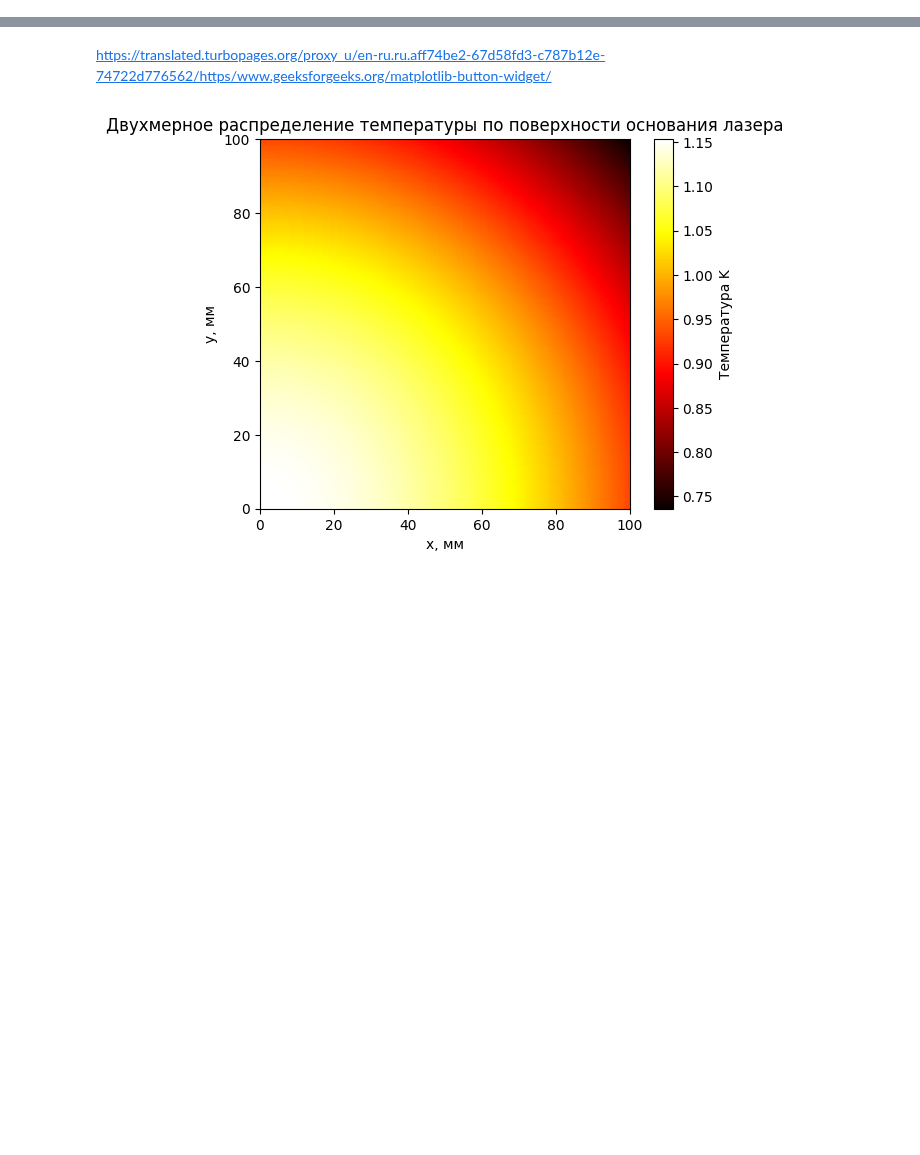
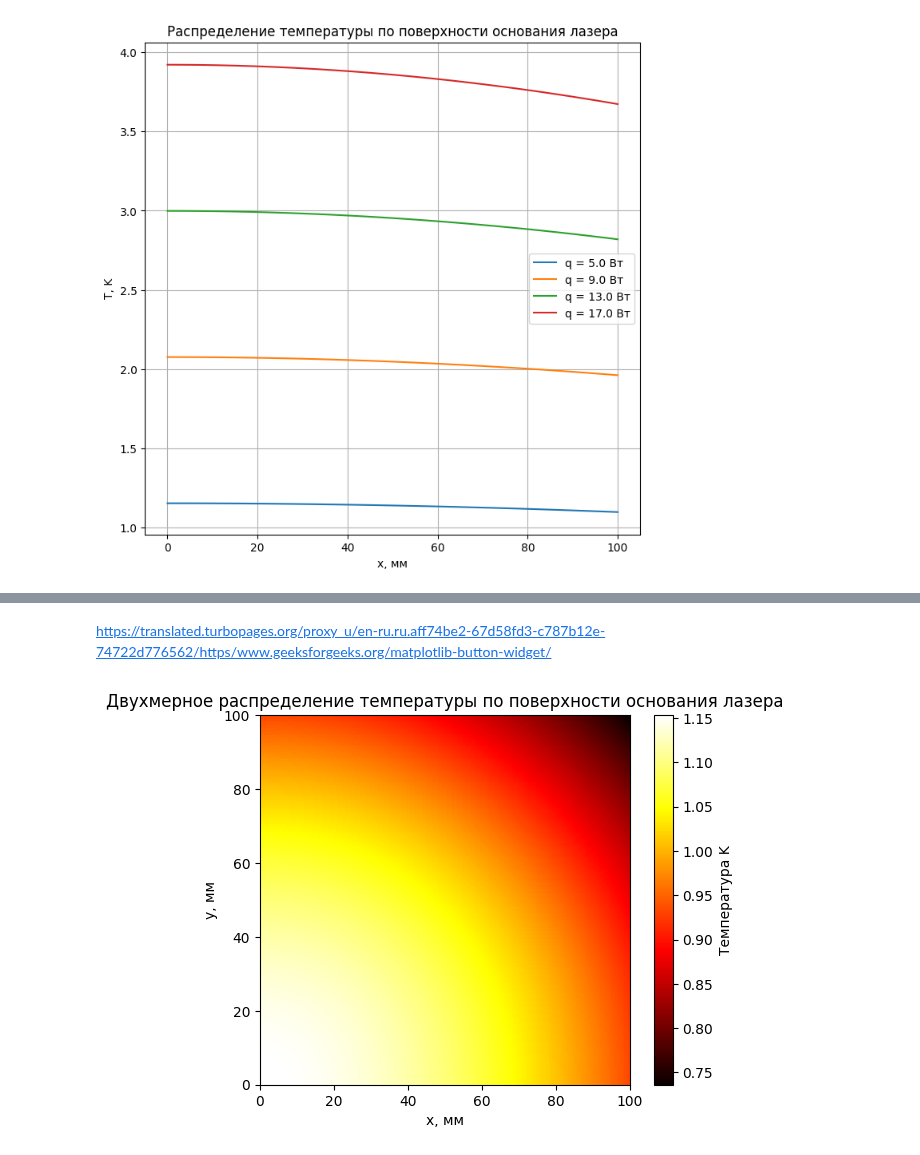
Before and after one commit to Orange-spearow/Finally_praktika, a Jupyter notebook: Термостабилизирование.ipynb, the cells around one changed output, grey strips where cells are left out. Cells and saved outputs as stored; diff of their text form; code cells hidden in the pictures; blank space fills up the shorter version.

```diff
--- a/Термостабилизирование.ipynb
+++ b/Термостабилизирование.ipynb
@@ -41,24 +3,62 @@ import numpy as np
 import math
 from scipy.special import j0
 import matplotlib.pyplot as plt
+import sympy as sp
+import IPython.display as disp
+#Рассчёт параметров лазера
+Dfrez, N, dL, dN, F0, l = sp.symbols('Δf_rez n ΔL Δn f_0 L')
+Dfbragg, C, Hb, Alpha, Beta, DT, Dhbragg = sp.symbols('Δf_bragg c λ_b α β ΔT Δλ_bragg')
+dt, ddt = sp.symbols('ΔT_centr ΔT_R')
+expression = sp.Eq(Dfrez, - F0 * (Alpha + N * Beta) * DT)
+eexpression = sp.Eq(Dhbragg,Hb * (Alpha + Beta/N) * DT)
+Expression = sp.Eq(Dfbragg, - C / Hb**2 * Dhbragg)
+Eexpression = sp.Eq(Dfrez/Dfbragg, dt/ddt)
+print(100*'-')
+disp.display(Eexpression)
+print(100*'-')
+c = 3e8
+Leng = 10.0
+n = neff = 1.468
+alphA = 5.0 * 1e-7
+betA = 1.0 * 1e-5
+f0 = c/(1.55e-6)
+ΔT = 1.0
+ΔL = alphA * ΔT * Leng
+Δn = betA * ΔT
+dfrez = - f0 * (ΔL/Leng * n + Δn)
+disp.display(expression)
+print("Изменение собственной частоты кольцевого резонатора при нагревании на 1 градус:",round(dfrez/1e9,2), "ГГц.")
+hb = 1.55e-6
+dhbragg = hb * (alphA + betA/n) * ΔT
+dfbragg = -c / (1.55e-6)**2 * dhbragg
+disp.display(eexpression)
+disp.display(Expression)
+print("Изменение центральной частоты отражения брэгговской решётки при нагревании на 1 градус:",round(dfbragg/1e9, 2), "ГГц.")
+print("Отстройка брэгговской решёткм от собственной частоты кольцевого резонатора:",round((dfbragg - dfrez)/1e6, 1), "МГц.")
+print("Отношение скачка собсвтенной частоты к скачку брэгговской решётки:", round(dfrez/dfbragg,3))
+print(100*'-')
 #Рассчёт коэффициента теплоотдачи
+Eeexpression = sp.Eq(dt/ddt, (dfrez/dfbragg))
+disp.display(Eeexpression)
+print(100*'-')
 print('Если поверхность обдувается, то введите скорость, если не обдувается, то введите 0.0')
-w = float(input()) #Скорость воздуха вдоль длины поверхности
+w = 0.0 #float(input()) #Скорость воздуха вдоль длины поверхности
 tv = 25 #Температура окружающего воздуха
 cp =  2495040 #Удельная объемная теплоёмкость. Металла???
 delta = 3e-3 #Толщина основания узкополосного волоконного лазера
 lamba = 230 #Коэффициент теплопроводности металла. Уточнить? Какой сплав?
 a = 8.418e-5 #Коэффициент температуропроводности металла
-x = np.linspace(-100, 99, 200)
+e = 0.09 #Степень черноты поверхности
+B = 200e-3 #Ширина поверхности. Нужно уточнить. Степень черноты тела — это энергетическая характеристика излучающего тела, равная отношению потока
+#собственного излучения тела к потоку излучения абсолютно чёрного тела при той же температуре. У аллюминиевого листа e = 0.09
+L = 200e-3 #Длина поверхности
+l = L/2 * 1e3
+x = np.linspace(0, l, 100)
 def deltaT(q, alpha):
     b = 2 * alpha / (cp * delta) #Коэффициент температуроотдачи
     return q / (2 * math.pi * lamba * delta) * j0((x*1e-3) * (b/a)**0.5)
 def teplootd(q):
     tp = tv + np.mean(deltaT(q,0)) #Температура поверхности
-    e = 0.09 #Степень черноты поверхности
-    B = 200e-3 #Ширина поверхности. Нужно уточнить. Степень черноты тела — это энергетическая характеристика излучающего тела, равная отношению потока
-    #собственного излучения тела к потоку излучения абсолютно чёрного тела при той же температуре. У аллюминиевого листа e = 0.09
-    L = 200e-3 #Длина поверхности
     #Рассчёт проводится для сухого воздуха при атмосферном давлении
     t0 = (tv + tp) / 2 #Определяющая температура
     if w == 0.0:
@@ -84,7 +84,7 @@ def teplootd(q):
     Lamba = (c0 + c1 * t0 + c2 * t0**2 + c3 * t0**3)/100 #к-т теплопроводности, Вт/(м*К)
     v = ny / ro #Кинематическая к-т вязкости, м^2/c
     beta = 1 / t0 #К-т объёмного расширения, К^(-1)
-    alpha = Lamba / (Cp * ro) #К-т температуропроводности, м^2/c
+    Alpha = Lamba / (Cp * ro) #К-т температуропроводности, м^2/c
     Pr = ny * Cp / Lamba #Число прандтля
     Re = w * L0 / v #Число рейнольдса
     Gr = 9.8 * beta * abs(tp - tv) * (L0**3) / (v**2) #Число Грасгофа
@@ -111,26 +111,32 @@ def teplootd(q):
     q = Al * (tp - tv) #Удельная мощность теплового потока
     Q = q * B * L #Полная мощность теплового потока
     return Al  #Коэффициент поверхностной теплоотдачи
-q = np.array([5, 9, 13, 17])
-result1 = deltaT(q[0], teplootd([0]))
-result2 =deltaT(q[1], teplootd([1]))
+q = np.array([5.0, 9.0, 13.0, 17.0])
+result1 = deltaT(q[0], teplootd(q[0]))
+result2 = deltaT(q[1], teplootd(q[1]))
+result3 = deltaT(q[2], teplootd(q[2]))
+result4 = deltaT(q[3], teplootd(q[3]))
 plt.figure(figsize = (8,8))
-plt.plot(x , result1, label = 'q = 5 Вт')
-#plt.plot(x , deltaT(q1), label = 'q = 9 Вт')
-#plt.plot(x , deltaT(q2), label = 'q = 13 Вт')
-#plt.plot(x , deltaT(q3), label = 'q = 17 Вт')
-#print("ΔTцентр =", deltaT(q2)[0]- deltaT(q1)[0])
-#for i in range(len(x)):
-#    if (1.24 * (deltaT(q2)[i] - deltaT(q1)[i]) - (deltaT(q2)[0]- deltaT(q1)[0])) <= 1e-1:
-#        print("ΔTx =",deltaT(q2)[i] - deltaT(q1)[i], "на расстоянии x =",x[i],"мм")
-#print(deltaT(q2)[60] - deltaT(q1)[60])
-#print(x[60])
-#print(deltaT(q)[0])
+plt.plot(x , result1, label = f'q = {q[0]} Вт')
+plt.plot(x , result2, label = f'q = {q[1]} Вт')
+plt.plot(x , result3, label = f'q = {q[2]} Вт')
+plt.plot(x , result4, label = f'q = {q[3]} Вт')
+print("ΔTцентр =", round(result2[0] - result1[0],3))
+tolerance = 0.5
+while len(x[((dfrez/dfbragg) * (result2 - result1) - (result2[0] - result1[0])) <= tolerance]) > 1:
+    tolerance -= 0.0001
+    if len(x[((dfrez/dfbragg) * (result2 - result1) - (result2[0] - result1[0])) <= tolerance]) == 1:
+        for i in range(len(x)):
+            if ((dfrez/dfbragg) * (result2[i] - result1[i]) - (result2[0] - result1[0])) <= tolerance:
+                print("ΔTx =", round(result2[i] - result1[i],3), "на расстоянии x =",x[i],"мм")
+                print(f'Искомое значение ΔTx: {(result2[0] - result1[0])/(dfrez/dfbragg):.3f}')
+                print(f'Отличие от искомой величины составило {(result2[i] - result1[i]) - \
+                    (result2[0] - result1[0])/(dfrez/dfbragg):.3f}')
+print(100*'-')
 plt.xlabel('x, мм')
 plt.ylabel('T, K')
 plt.title('Распределение температуры по поверхности основания лазера')
 plt.grid()
 plt.legend()
-#plt.figure()
 plt.show()
 # %% [output]
@@ -138,0 +162 @@ TypeError: unsupported operand type(s) for /: 'list' and 'float'
+[figure, added]
```
Also changed, not shown: parts of 3 cells of this notebook.
